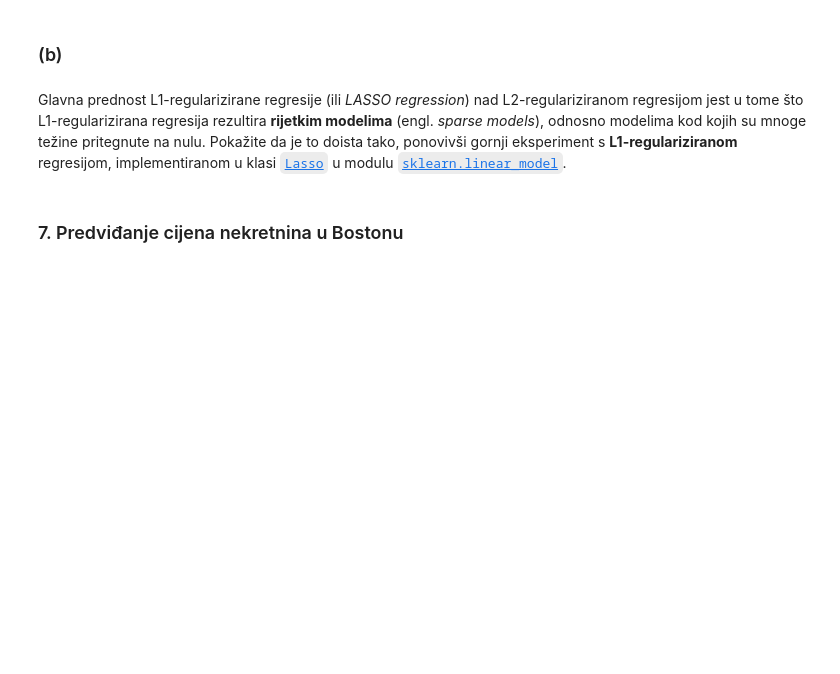
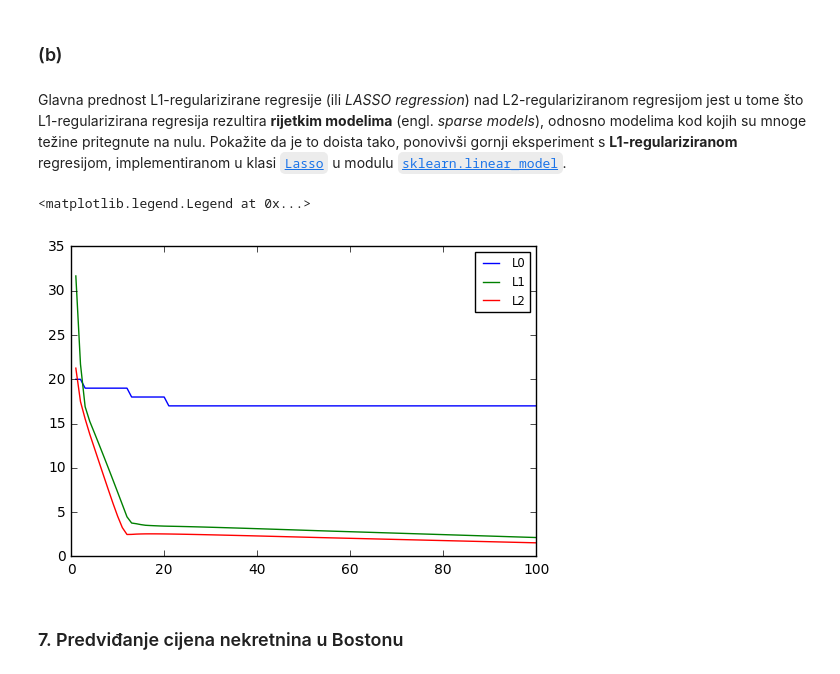
Before and after one commit to dkrivosic/machine-learning, a Jupyter notebook: SU-2016-LAB1-Regresija.ipynb, the cells around one changed output. Drawn from its saved outputs; the diff is of its cells as text; code cells hidden in the pictures; blank space fills up the shorter version.

```diff
--- a/SU-2016-LAB1-Regresija.ipynb
+++ b/SU-2016-LAB1-Regresija.ipynb
@@ -393,3 +416,22 @@ Glavna prednost L1-regularizirane regresije (ili *LASSO regression*) nad L2-regu
+# %%
+from sklearn.linear_model import Lasso
+L0 = []
+L1 = []
+L2 = []
+
+for l in lambdas:
+    model = Lasso(l)
+    model.fit(fi_train, y_train)
+    L0.append(sum([1 for w in model.coef_.flatten() if w != 0.0]))
+    L1.append(linalg.norm(model.coef_, 1))
+    L2.append(linalg.norm(model.coef_, 2))
+plt.plot(lambdas, L0, label='L0')
+plt.plot(lambdas, L1, label='L1')
+plt.plot(lambdas, L2, label='L2')
+plt.legend(fontsize='small')
+# %% [output]
+<matplotlib.legend.Legend at 0x...>
+[figure, added]
 # %% [markdown]
 ### 7. Predviđanje cijena nekretnina u Bostonu
 # %% [markdown]
```
Also changed, not shown: parts of 3 cells of this notebook.
